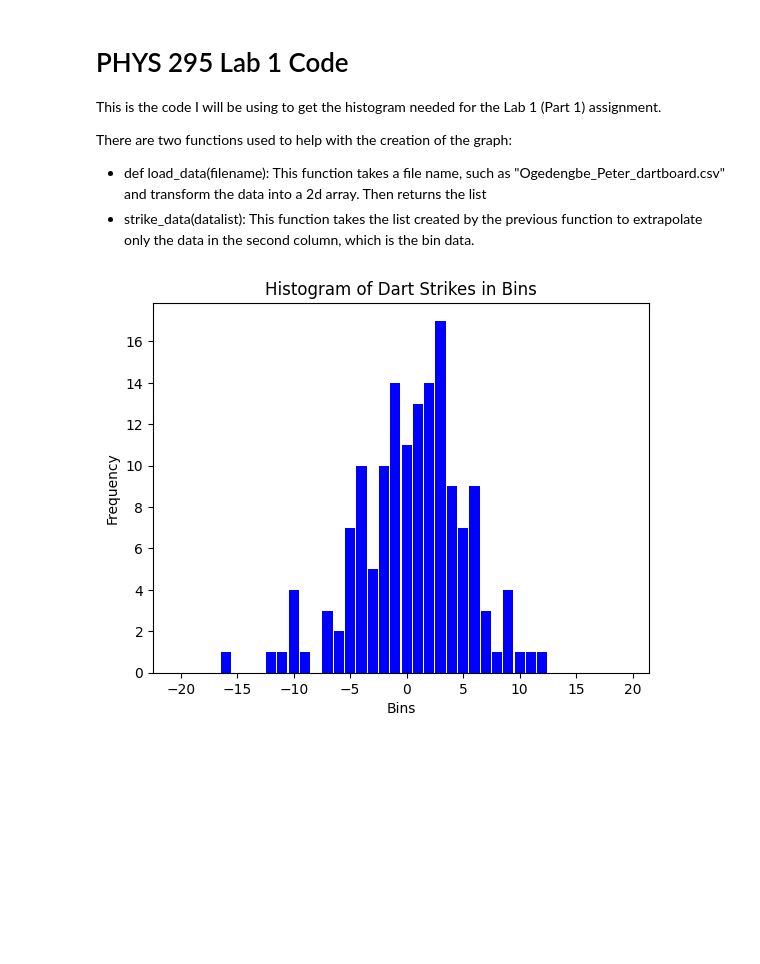
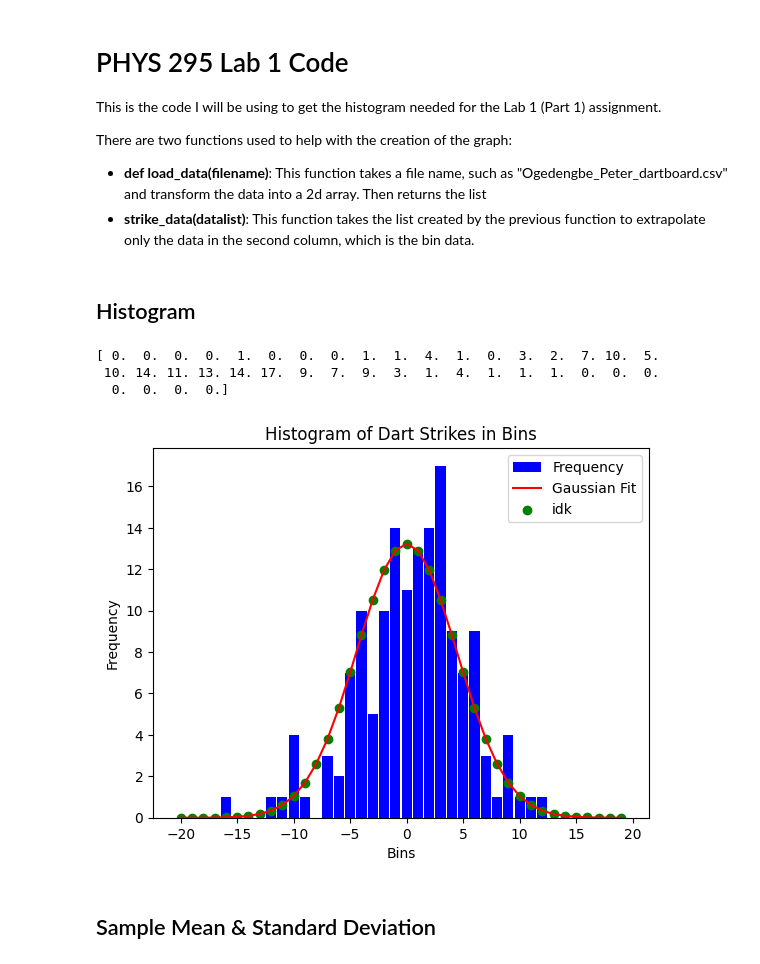
Before and after one commit to TaiwoOged/PHYS295-Lab-1-Data, a Jupyter notebook: Lab 1 (Dartboard Stats).ipynb, the cells around one changed output. Saved outputs shown, nothing was run; the diff lists cells and outputs as text; code cells hidden in the pictures; blank space fills up the shorter version.

```diff
--- a/Lab 1 (Dartboard Stats).ipynb
+++ b/Lab 1 (Dartboard Stats).ipynb
@@ -3,38 +3,66 @@
 This is the code I will be using to get the histogram needed for the Lab 1 (Part 1) assignment.
 
 There are two functions used to help with the creation of the graph:
-- def load_data(filename): This function takes a file name, such as "Ogedengbe_Peter_dartboard.csv" and transform the data into a 2d array. Then returns the list
-- strike_data(datalist): This function takes the list created by the previous function to extrapolate only the data in the second column, which is the bin data.
+- **def load_data(filename)**: This function takes a file name, such as "Ogedengbe_Peter_dartboard.csv" and transform the data into a 2d array. Then returns the list
+- **strike_data(datalist)**: This function takes the list created by the previous function to extrapolate only the data in the second column, which is the bin data.
+# %% [markdown]
+## Histogram
 # %%
 #Lab1 - Dartboard Statistics: Histogram
 
 from matplotlib import pyplot as plt
+from scipy import stats
+from scipy.optimize import curve_fit
 import numpy as np
 import csv
 
 def load_data(filename):
     mylist = []
     with open(filename) as numbers:
         numbers_data = csv.reader(numbers, delimiter=",")
         next(numbers_data) #skip the header
         for row in numbers_data:
             mylist.append(row)
         return mylist
 
 def strike_data(datalist):
     strike_column = []
     for i in range(len(datalist)):
         row = datalist[i]
         strike_column.append(int(datalist[i][1]))
     return strike_column
 
+# Define the Gaussian function
+def Gauss(x, A, B):
+    y = A*np.exp(-1*B*x**2)
+    return y
+
 a = load_data("Ogedengbe_Peter_dartboard.csv")
 strikes = np.array(strike_data(a))
-plt.hist(strikes, bins=np.arange(-20, 21, 1).tolist(), align='left', histtype='bar', rwidth=0.9, color='blue')
+plt.figure()
+note1 = plt.hist(strikes, bins=np.arange(-20, 21, 1).tolist(), label='Frequency', align='left', histtype='bar', rwidth=0.9, color='blue')
+
+xdata = np.asarray(bins[0:40])
+ydata1 = np.asarray(note1[0])
+print(ydata1)
+
+parameters, covariance = curve_fit(Gauss, xdata, ydata)
+fit_A = parameters[0]
+fit_B = parameters[1]
+fit_y1 = Gauss(xdata, fit_A, fit_B)
+
+plt.plot(xdata, fit_y, '-', label='Gaussian Fit', color="red")
+y_data1 = plt.scatter(xdata, fit_y1, marker='o', label='idk', color="green")
 plt.title("Histogram of Dart Strikes in Bins")
 plt.xlabel('Bins')
 plt.ylabel('Frequency')
+plt.legend()
 plt.show()
 # %% [output]
+[ 0.  0.  0.  0.  1.  0.  0.  0.  1.  1.  4.  1.  0.  3.  2.  7. 10.  5.
+ 10. 14. 11. 13. 14. 17.  9.  7.  9.  3.  1.  4.  1.  1.  1.  0.  0.  0.
+  0.  0.  0.  0.]
-[figure, old version]
+[figure, new version]
+# %% [markdown]
+## Sample Mean & Standard Deviation
 # %%
```
Also changed, not shown: parts of 7 cells of this notebook.
